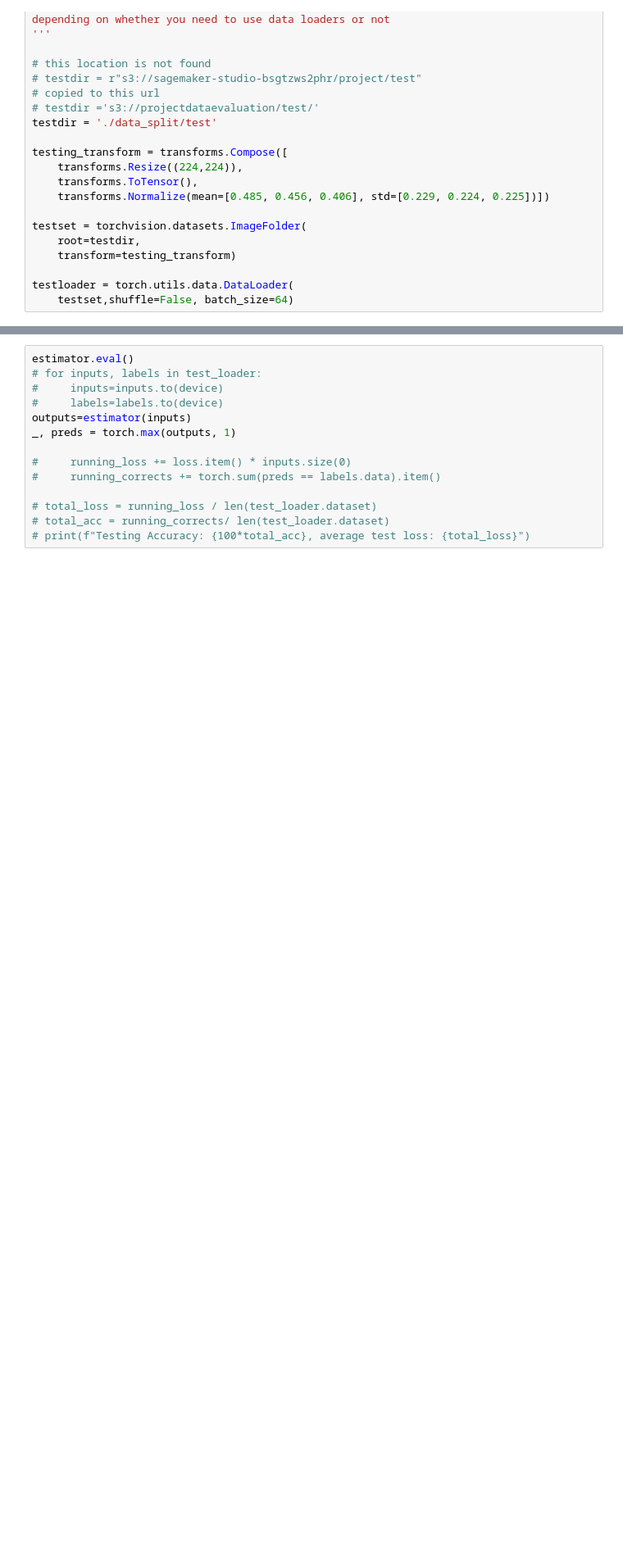
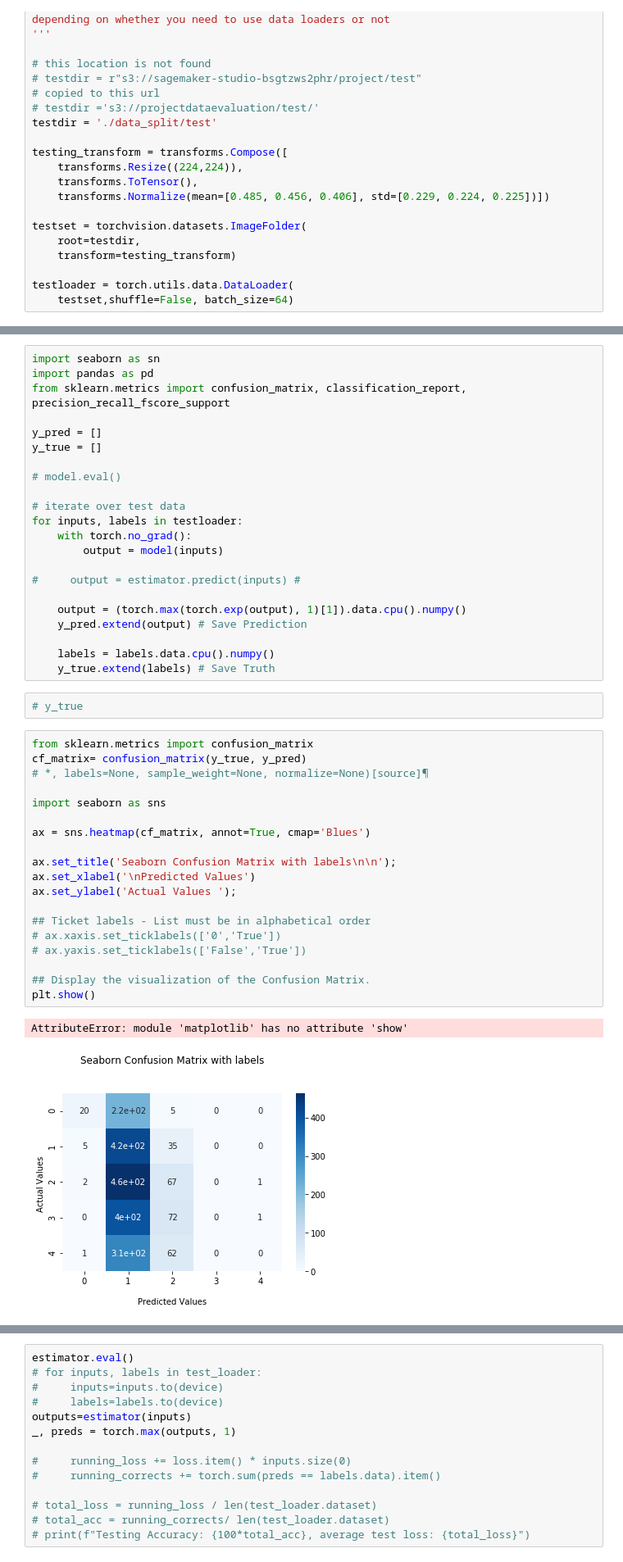
Before and after one commit to fatima1002/aws-capstone-dl, a Jupyter notebook: starter/sagemaker.ipynb, the cells around one changed output, grey strips where cells are left out. Shown: that part at 82% size. Cells and saved outputs as stored; diff of their text form; blank space fills up the shorter version.

Commit message:
initial model

```diff
--- a/starter/sagemaker.ipynb
+++ b/starter/sagemaker.ipynb
@@ -377,0 +598,46 @@ testloader = torch.utils.data.DataLoader(
+# %%
+import seaborn as sn
+import pandas as pd
+from sklearn.metrics import confusion_matrix, classification_report, precision_recall_fscore_support
+
+y_pred = []
+y_true = []
+
+# model.eval()
+
+# iterate over test data
+for inputs, labels in testloader:
+    with torch.no_grad():
+        output = model(inputs)
+
+#     output = estimator.predict(inputs) #
+
+    output = (torch.max(torch.exp(output), 1)[1]).data.cpu().numpy()
+    y_pred.extend(output) # Save Prediction
+
+    labels = labels.data.cpu().numpy()
+    y_true.extend(labels) # Save Truth
+# %%
+# y_true
+# %%
+from sklearn.metrics import confusion_matrix
+cf_matrix= confusion_matrix(y_true, y_pred)
+# *, labels=None, sample_weight=None, normalize=None)[source]¶
+
+import seaborn as sns
+
+ax = sns.heatmap(cf_matrix, annot=True, cmap='Blues')
+
+ax.set_title('Seaborn Confusion Matrix with labels\n\n');
+ax.set_xlabel('\nPredicted Values')
+ax.set_ylabel('Actual Values ');
+
+## Ticket labels - List must be in alphabetical order
+# ax.xaxis.set_ticklabels(['0','True'])
+# ax.yaxis.set_ticklabels(['False','True'])
+
+## Display the visualization of the Confusion Matrix.
+plt.show()
+# %% [output]
+AttributeError: module 'matplotlib' has no attribute 'show'
+[figure, added]
```
Also changed, not shown: parts of 22 cells of this notebook, 3 other files.
